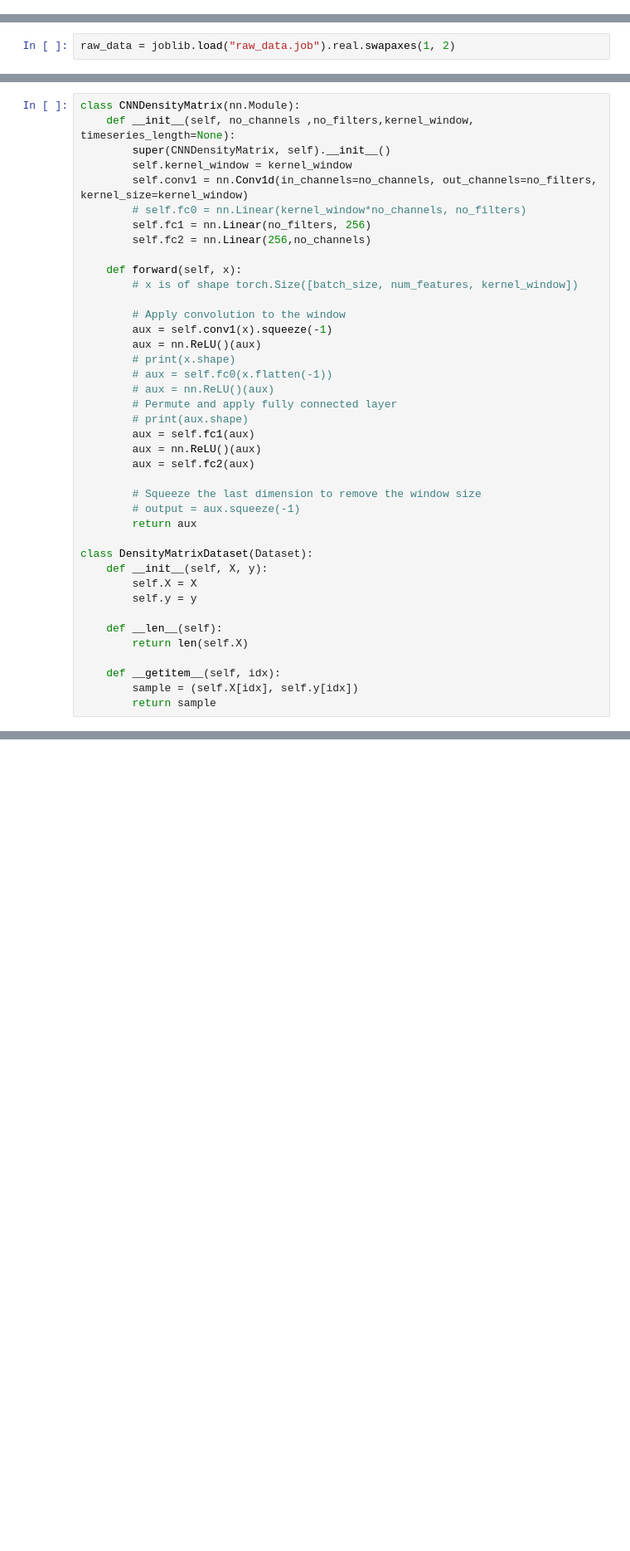
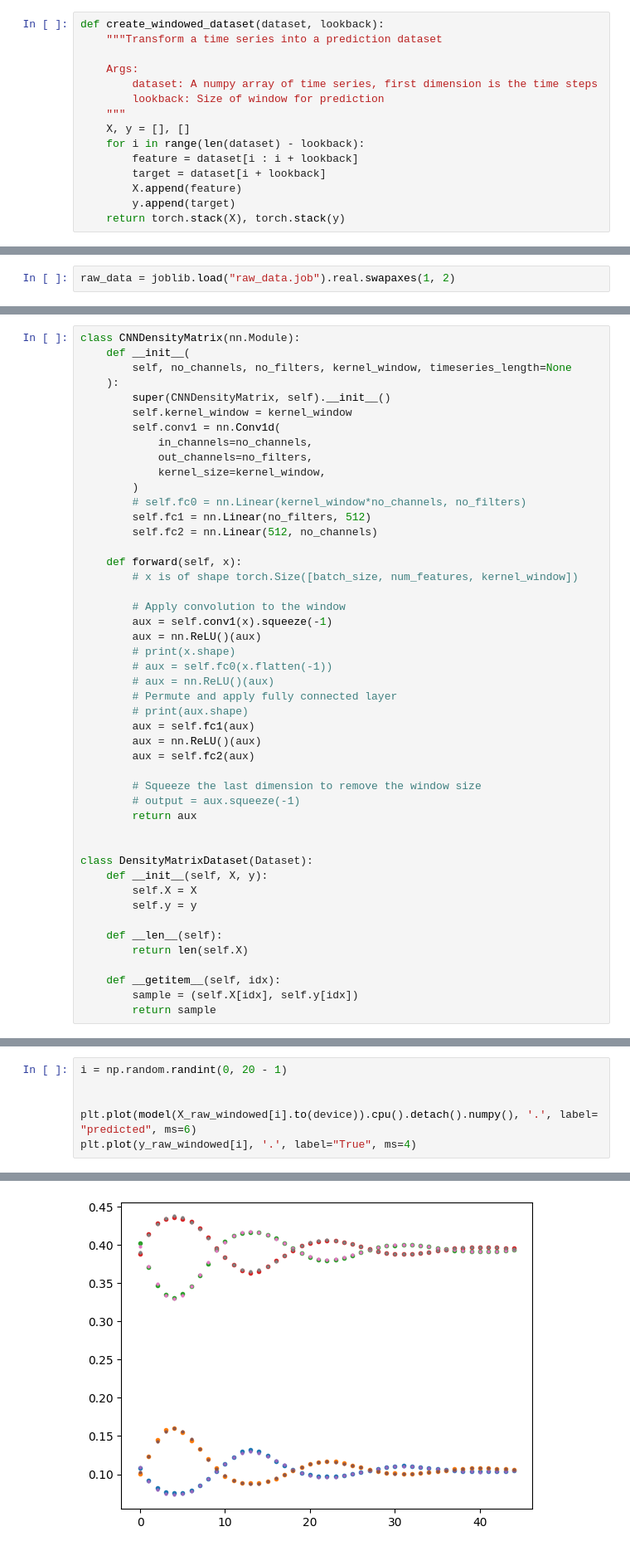
Before and after one commit to Rumoa/project_with_osvaldo, a Jupyter notebook: antonio_other_loss_next_sic_povm.ipynb, the cells around one changed output, grey strips where cells are left out. Shown: that part at 83% size. Saved outputs shown, nothing was run; the diff lists cells and outputs as text; blank space fills up the shorter version.

```diff
--- a/antonio_other_loss_next_sic_povm.ipynb
+++ b/antonio_other_loss_next_sic_povm.ipynb
@@ -13,3 +16,18 @@ from torch import tensor
+# %%
+def create_windowed_dataset(dataset, lookback):
+    """Transform a time series into a prediction dataset
+
+    Args:
+        dataset: A numpy array of time series, first dimension is the time steps
+        lookback: Size of window for prediction
+    """
+    X, y = [], []
+    for i in range(len(dataset) - lookback):
+        feature = dataset[i : i + lookback]
+        target = dataset[i + lookback]
+        X.append(feature)
+        y.append(target)
+    return torch.stack(X), torch.stack(y)
 # %%
 device = (
     "cuda"
@@ -24,12 +126,18 @@ raw_data = joblib.load("raw_data.job").real.swapaxes(1, 2)
 # %%
 class CNNDensityMatrix(nn.Module):
-    def __init__(self, no_channels ,no_filters,kernel_window, timeseries_length=None):
+    def __init__(
+        self, no_channels, no_filters, kernel_window, timeseries_length=None
+    ):
         super(CNNDensityMatrix, self).__init__()
         self.kernel_window = kernel_window
-        self.conv1 = nn.Conv1d(in_channels=no_channels, out_channels=no_filters, kernel_size=kernel_window)
+        self.conv1 = nn.Conv1d(
+            in_channels=no_channels,
+            out_channels=no_filters,
+            kernel_size=kernel_window,
+        )
         # self.fc0 = nn.Linear(kernel_window*no_channels, no_filters)
-        self.fc1 = nn.Linear(no_filters, 256)
-        self.fc2 = nn.Linear(256,no_channels)
+        self.fc1 = nn.Linear(no_filters, 512)
+        self.fc2 = nn.Linear(512, no_channels)
 
     def forward(self, x):
         # x is of shape torch.Size([batch_size, num_features, kernel_window])
@@ -50,6 +158,7 @@ class CNNDensityMatrix(nn.Module):
         # output = aux.squeeze(-1)
         return aux
 
+
 class DensityMatrixDataset(Dataset):
     def __init__(self, X, y):
         self.X = X
@@ -194,0 +337,7 @@ Epoch 04627: reducing learning rate of group 0 to 6.2500e-04.
+# %%
+i = np.random.randint(0, 20 - 1)
+
+
+plt.plot(model(X_raw_windowed[i].to(device)).cpu().detach().numpy(), '.', label= "predicted", ms=6)
+plt.plot(y_raw_windowed[i], '.', label="True", ms=4)
+# %% [output]
@@ -194,0 +348 @@ Epoch 04627: reducing learning rate of group 0 to 6.2500e-04.
+[figure, added]
```
Also changed, not shown: parts of 24 cells of this notebook.
